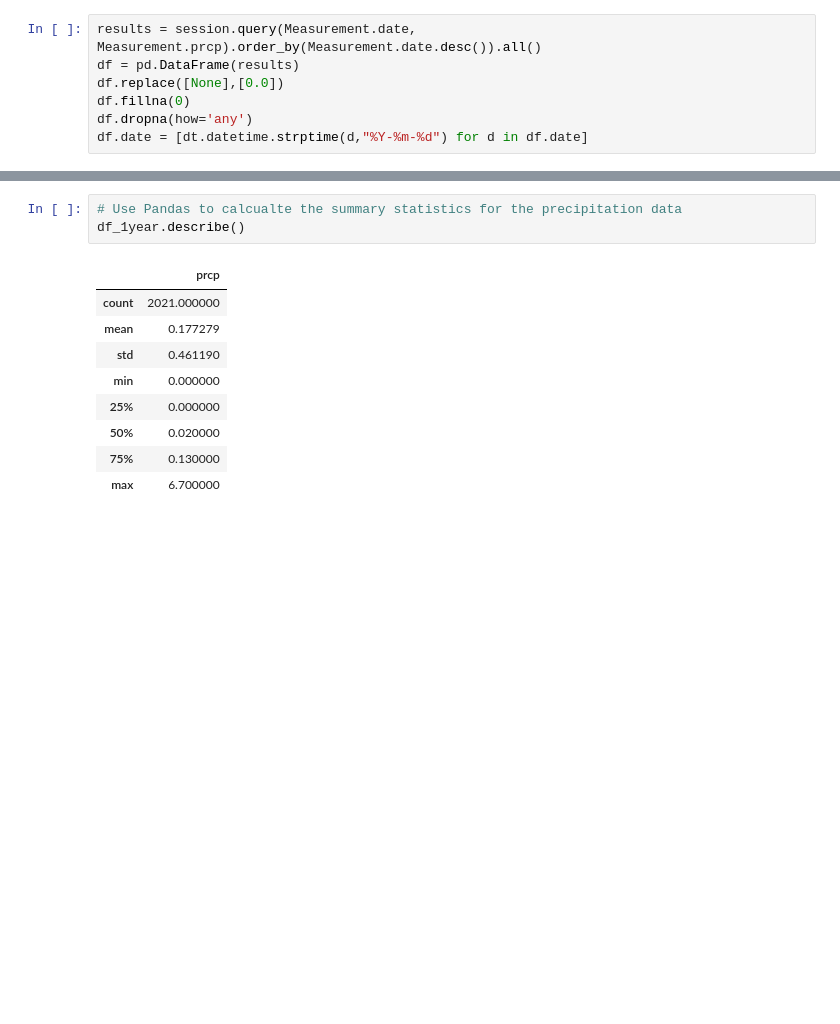
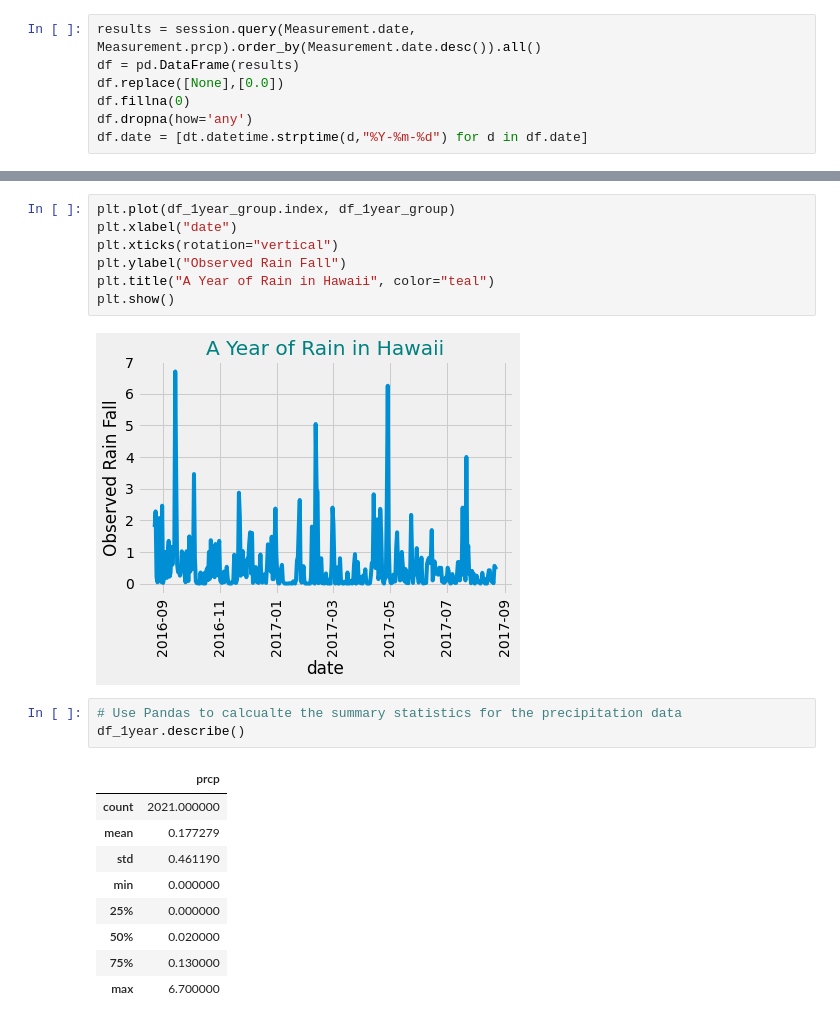
Before and after one commit to newton1021/sqlachemy-challenge, a Jupyter notebook: climate_starter.ipynb, the cells around one changed output, grey strips where cells are left out. Drawn from its saved outputs; the diff is of its cells as text; blank space fills up the shorter version.

```diff
--- a/climate_starter.ipynb
+++ b/climate_starter.ipynb
@@ -87,3 +121,12 @@ df_1year_group.plot()
+# %%
+plt.plot(df_1year_group.index, df_1year_group)
+plt.xlabel("date")
+plt.xticks(rotation="vertical")
+plt.ylabel("Observed Rain Fall")
+plt.title("A Year of Rain in Hawaii", color="teal")
+plt.show()
+# %% [output]
+[figure, added]
 # %%
 # Use Pandas to calcualte the summary statistics for the precipitation data
 df_1year.describe()
```
Also changed, not shown: parts of 45 cells of this notebook, 1 other file.
